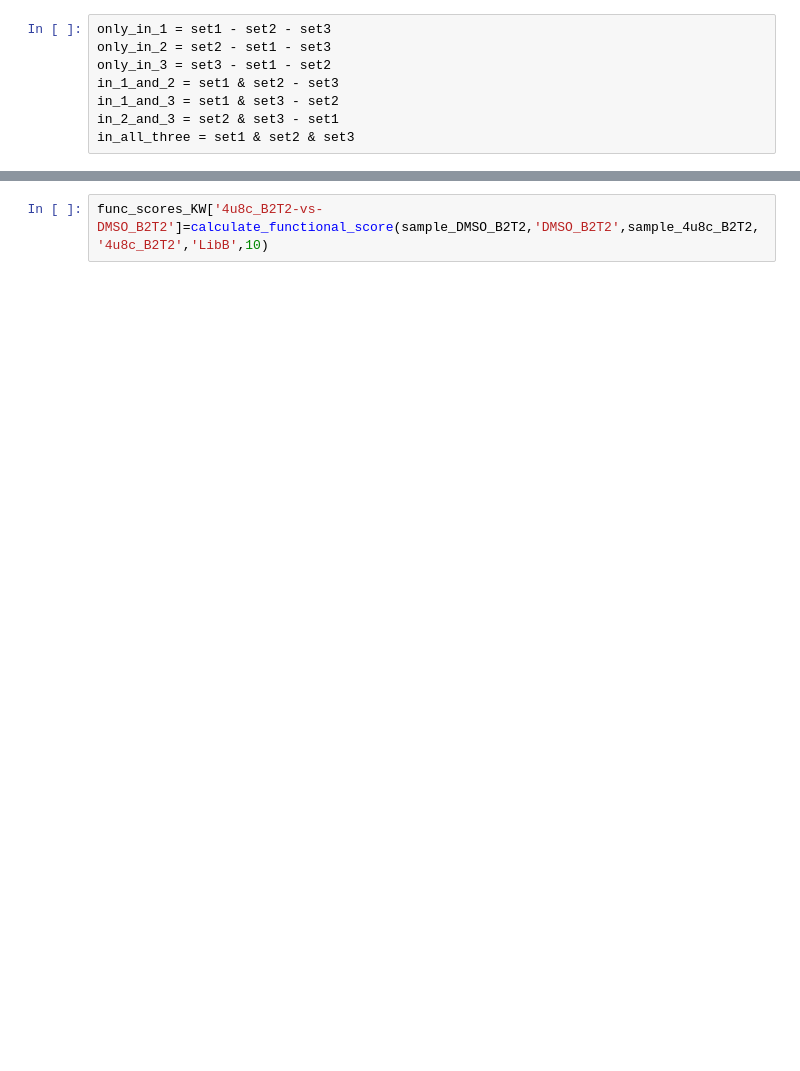
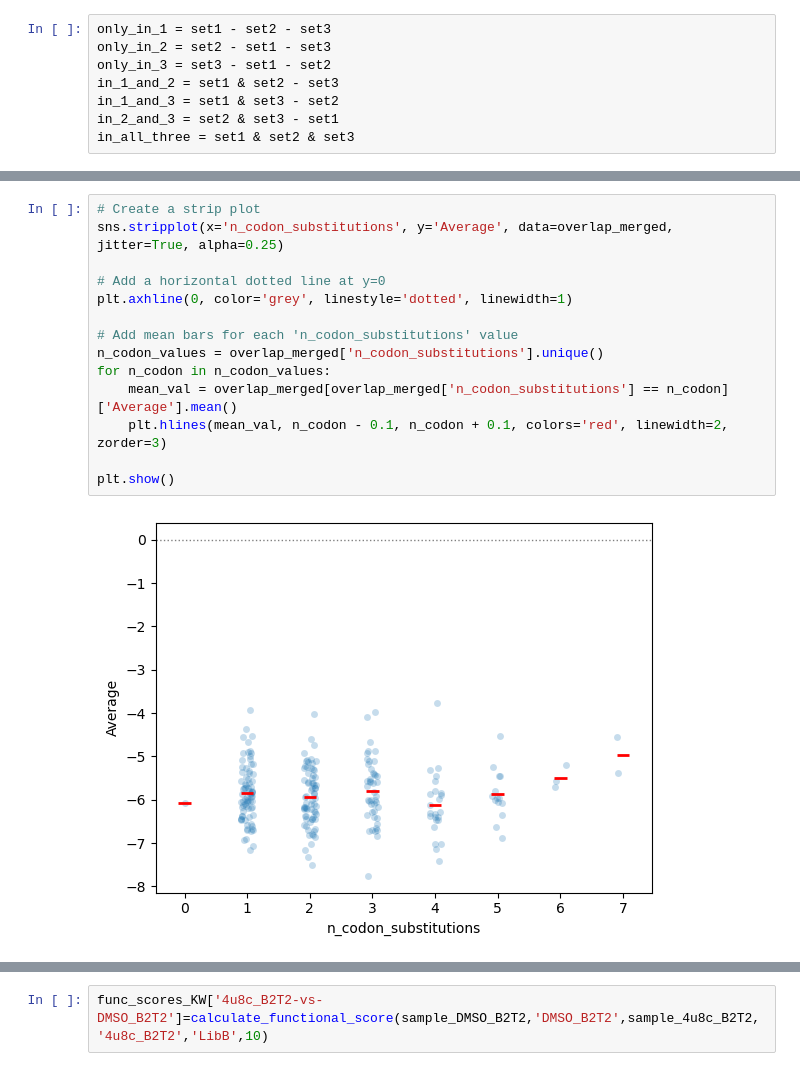
Before and after one commit to kwalcott97/kw_dms, a Jupyter notebook: Compare KW and BD func scores.ipynb, the cells around one changed output, grey strips where cells are left out. Cells and saved outputs as stored; diff of their text form; blank space fills up the shorter version.

```diff
--- a/Compare KW and BD func scores.ipynb
+++ b/Compare KW and BD func scores.ipynb
@@ -502,0 +504,16 @@ SEM values:
+# %%
+# Create a strip plot
+sns.stripplot(x='n_codon_substitutions', y='Average', data=overlap_merged, jitter=True, alpha=0.25)
+
+# Add a horizontal dotted line at y=0
+plt.axhline(0, color='grey', linestyle='dotted', linewidth=1)
+
+# Add mean bars for each 'n_codon_substitutions' value
+n_codon_values = overlap_merged['n_codon_substitutions'].unique()
+for n_codon in n_codon_values:
+    mean_val = overlap_merged[overlap_merged['n_codon_substitutions'] == n_codon]['Average'].mean()
+    plt.hlines(mean_val, n_codon - 0.1, n_codon + 0.1, colors='red', linewidth=2, zorder=3)
+
+plt.show()
+# %% [output]
+[figure, added]
```
Also changed, not shown: parts of 19 cells of this notebook.
